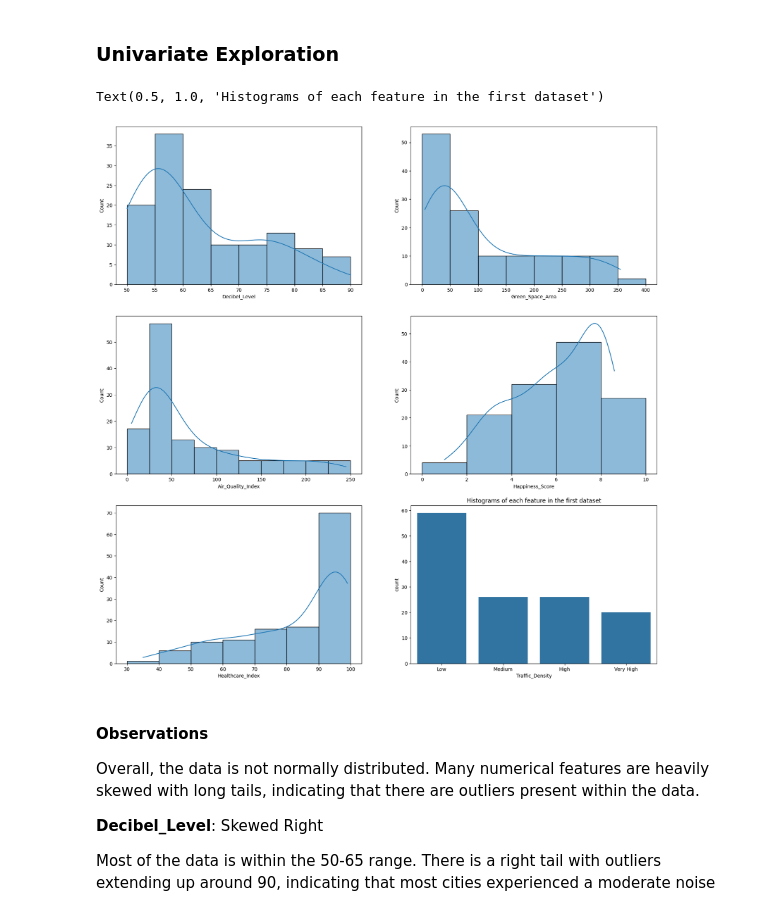
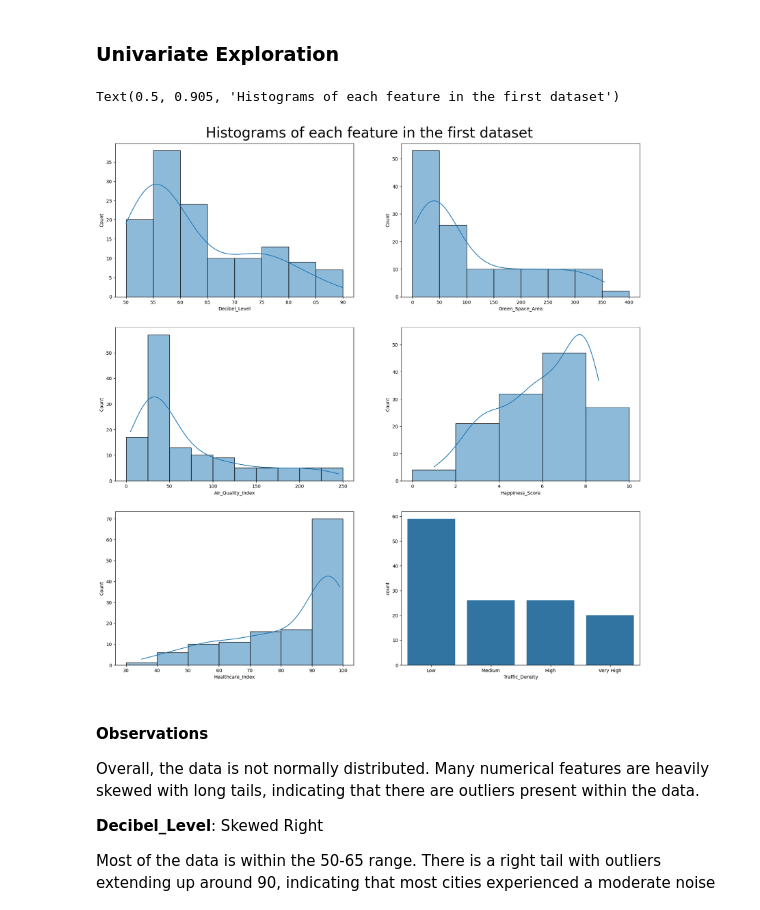
Before and after one commit to dudghks/cs301project, a Jupyter notebook: CS301_Project_Milestone_2.ipynb, the cells around one changed output. Drawn from its saved outputs; the diff is of its cells as text; code cells hidden in the pictures.

```diff
--- a/CS301_Project_Milestone_2.ipynb
+++ b/CS301_Project_Milestone_2.ipynb
@@ -140,21 +140,21 @@ happiness.describe()
 # %%
 # Plot distributions of each feature and the target
 happiness_numeric = {
     'Decibel_Level':np.arange(50, 95, 5),
     'Green_Space_Area':np.arange(0, 450, 50),
     'Air_Quality_Index':np.arange(0, 275, 25),
     'Happiness_Score':np.arange(0, 12, 2),
     'Healthcare_Index':np.arange(30, 110, 10)
 }
 
 fig, ax = plt.subplots(3, 2, figsize=(20, 20))
 for idx, col in enumerate(happiness_numeric.keys()):
     sns.histplot(happiness[col], ax=ax[idx//2][idx % 2], kde=True, bins=happiness_numeric[col])
 sns.countplot(data=happiness, x='Traffic_Density', order=['Low', 'Medium', 'High', 'Very High'], ax=ax[2][1])
-plt.title('Histograms of each feature in the first dataset')
+fig.suptitle('Histograms of each feature in the first dataset', y=0.905, fontsize=30)
 # %% [output]
-Text(0.5, 1.0, 'Histograms of each feature in the first dataset')
+Text(0.5, 0.905, 'Histograms of each feature in the first dataset')
-[figure, old version]
+[figure, new version]
 # %% [markdown]
 #### Observations
 
```
Also changed, not shown: parts of 9 cells of this notebook, 2 other files.
